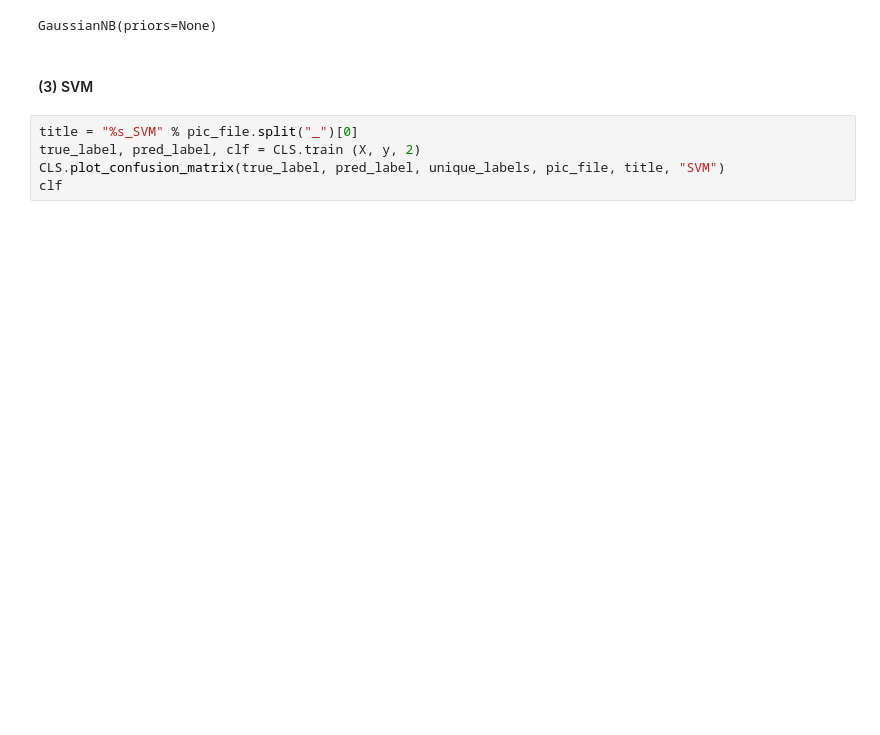
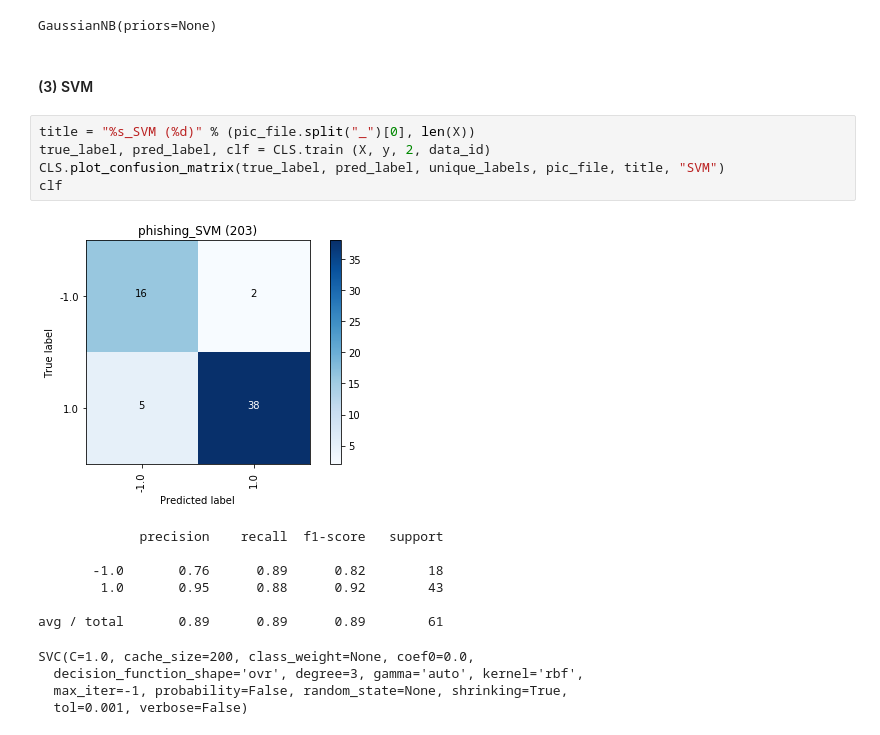
Before and after one commit to tomokoji/ce888assignment, a Jupyter notebook: src/assignment1_for_demo.ipynb, the cells around one changed output. Drawn from its saved outputs; the diff is of its cells as text; blank space fills up the shorter version.

```diff
--- a/src/assignment1_for_demo.ipynb
+++ b/src/assignment1_for_demo.ipynb
@@ -163,7 +168,19 @@ GaussianNB(priors=None)
 # %% [markdown]
 #### (3) SVM
 # %%
-title = "%s_SVM" % pic_file.split("_")[0]
-true_label, pred_label, clf = CLS.train (X, y, 2)
+title = "%s_SVM (%d)" % (pic_file.split("_")[0], len(X))
+true_label, pred_label, clf = CLS.train (X, y, 2, data_id)
 CLS.plot_confusion_matrix(true_label, pred_label, unique_labels, pic_file, title, "SVM")
 clf
+# %% [output]
+[figure, added]
+             precision    recall  f1-score   support
+
+       -1.0       0.76      0.89      0.82        18
+        1.0       0.95      0.88      0.92        43
+
+avg / total       0.89      0.89      0.89        61
+SVC(C=1.0, cache_size=200, class_weight=None, coef0=0.0,
+  decision_function_shape='ovr', degree=3, gamma='auto', kernel='rbf',
+  max_iter=-1, probability=False, random_state=None, shrinking=True,
+  tol=0.001, verbose=False)
```
Also changed, not shown: parts of 5 cells of this notebook, 52 other files.
